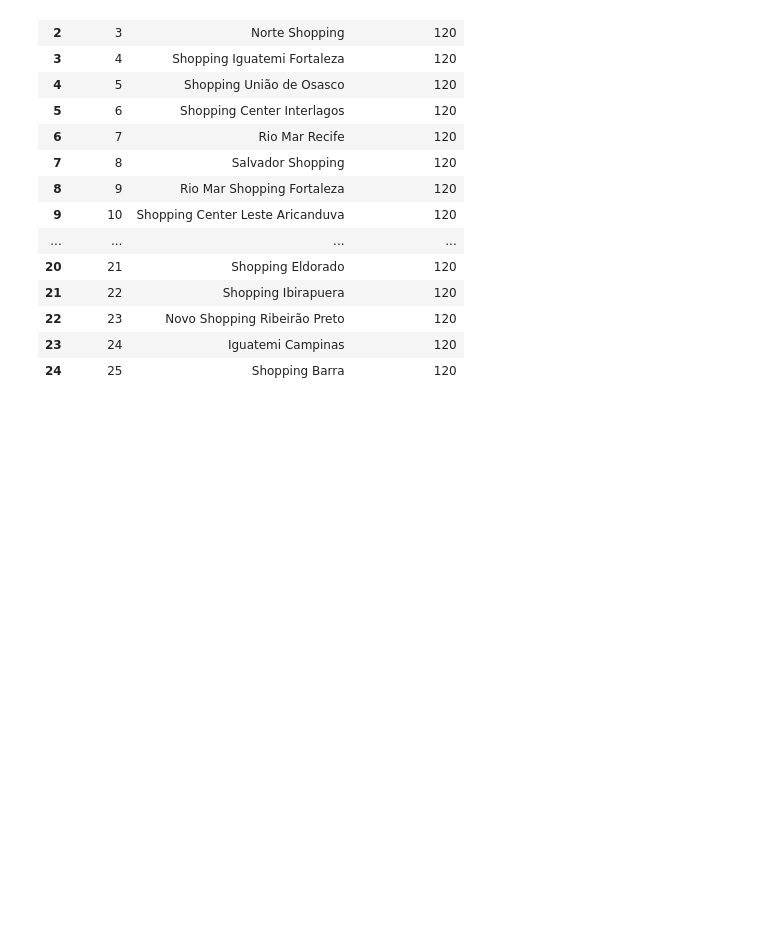
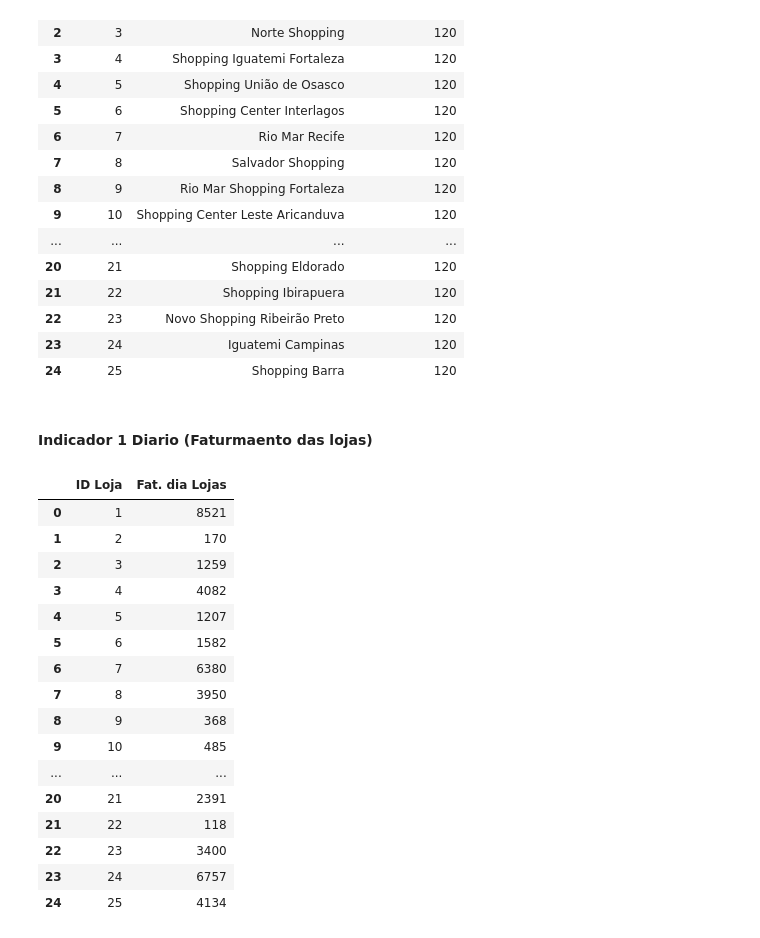
Before and after one commit to romuloptmota/Automacao_de_Processos_Indicadores, a Jupyter notebook: automacao_indicadores.ipynb, the cells around one changed output. Saved outputs shown, nothing was run; the diff lists cells and outputs as text; code cells hidden in the pictures; blank space fills up the shorter version.

Commit message:
Annalisado faturamento mais recente de cada loja - faturamento diario

```diff
--- a/automacao_indicadores.ipynb
+++ b/automacao_indicadores.ipynb
@@ -179,3 +180,39 @@ display(qts_prod_lojas)
 | 22 | 23 | Novo Shopping Ribeirão Preto | 120 |
 | 23 | 24 | Iguatemi Campinas | 120 |
 | 24 | 25 | Shopping Barra | 120 |
+# %% [markdown]
+#### Indicador 1 Diario (Faturmaento das lojas)
+# %%
+# Identificando valores de cada loja, separado e agrupado todos valores de mesmo dia a fim de pegar o valor do ultimo dia
+faturamento_dia_loja = []
+for loja in range(1, ((len(lojas['Loja'])) + 1)):
+    faturamento_dia = vendas_df[['ID Loja','Data', 'Valor Final']]
+    faturamento_dia = faturamento_dia.groupby('ID Loja').get_group(loja)
+    faturamento_dia = faturamento_dia[['Data', 'Valor Final']]
+    faturamento_dia = faturamento_dia.groupby('Data').sum('Valor Final')
+    faturamento_dia = faturamento_dia.iloc[-1]
+    faturamento_dia_loja.append(faturamento_dia['Valor Final'])
+
+fat_dia_lojas = lojas
+fat_dia_lojas['Fat. dia Lojas'] = faturamento_dia_loja
+fat_dia_lojas = fat_dia_lojas[['ID Loja', 'Fat. dia Lojas']]
+
+display(fat_dia_lojas)
+# %% [output]
+|  | ID Loja | Fat. dia Lojas |
+| 0 | 1 | 8521 |
+| 1 | 2 | 170 |
+| 2 | 3 | 1259 |
+| 3 | 4 | 4082 |
+| 4 | 5 | 1207 |
+| 5 | 6 | 1582 |
+| 6 | 7 | 6380 |
+| 7 | 8 | 3950 |
+| 8 | 9 | 368 |
+| 9 | 10 | 485 |
+| ... | ... | ... |
+| 20 | 21 | 2391 |
+| 21 | 22 | 118 |
+| 22 | 23 | 3400 |
+| 23 | 24 | 6757 |
+| 24 | 25 | 4134 |
```
Also changed, not shown: parts of 1 cell of this notebook.
